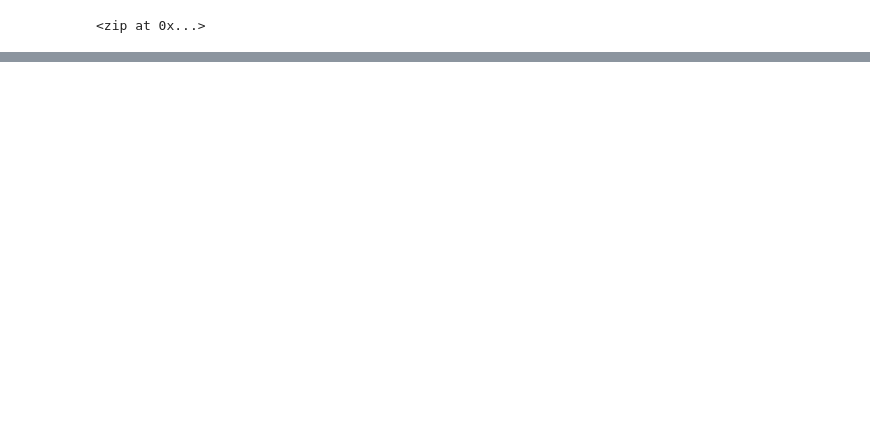
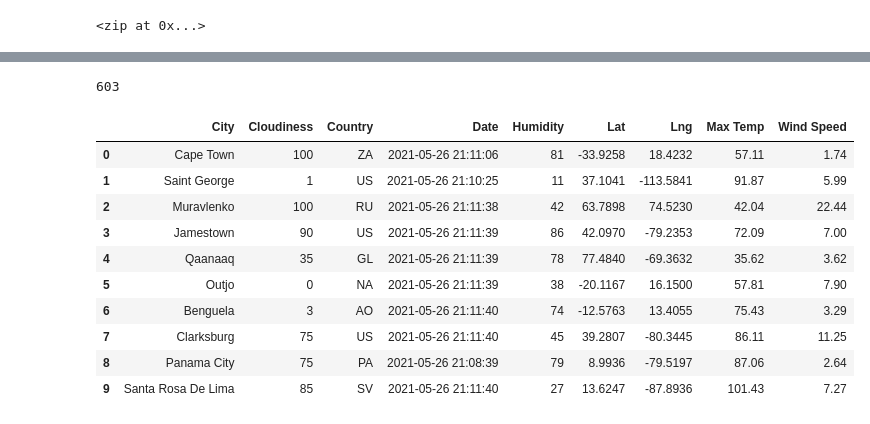
Before and after one commit to yashodhan1202/World_Weather_Analysis, a Jupyter notebook: WeatherPy.ipynb, the cells around one changed output, grey strips where cells are left out. Drawn from its saved outputs; the diff is of its cells as text; code cells hidden in the pictures; blank space fills up the shorter version.

Commit message:
Modifying .gitignore and adding WeatherPy file

```diff
--- a/WeatherPy.ipynb
+++ b/WeatherPy.ipynb
@@ -33,0 +43,3 @@ len(cities)
+# %%
+# Starting URL for Weather Map API Call.
+url = "http://api.openweathermap.org/data/2.5/weather?units=Imperial&APPID=" + weather_api_key
@@ -33,0 +125,20 @@ len(cities)
+# %%
+len(city_data)
+# %% [output]
+603
+# %%
+# Convert the array of dictionaries to a Pandas DataFrame.
+city_data_df = pd.DataFrame(city_data)
+city_data_df.head(10)
+# %% [output]
+|  | City | Cloudiness | Country | Date | Humidity | Lat | Lng | Max Temp | Wind Speed |
+| 0 | Cape Town | 100 | ZA | 2021-05-26 21:11:06 | 81 | -33.9258 | 18.4232 | 57.11 | 1.74 |
+| 1 | Saint George | 1 | US | 2021-05-26 21:10:25 | 11 | 37.1041 | -113.5841 | 91.87 | 5.99 |
+| 2 | Muravlenko | 100 | RU | 2021-05-26 21:11:38 | 42 | 63.7898 | 74.5230 | 42.04 | 22.44 |
+| 3 | Jamestown | 90 | US | 2021-05-26 21:11:39 | 86 | 42.0970 | -79.2353 | 72.09 | 7.00 |
+| 4 | Qaanaaq | 35 | GL | 2021-05-26 21:11:39 | 78 | 77.4840 | -69.3632 | 35.62 | 3.62 |
+| 5 | Outjo | 0 | NA | 2021-05-26 21:11:39 | 38 | -20.1167 | 16.1500 | 57.81 | 7.90 |
+| 6 | Benguela | 3 | AO | 2021-05-26 21:11:40 | 74 | -12.5763 | 13.4055 | 75.43 | 3.29 |
+| 7 | Clarksburg | 75 | US | 2021-05-26 21:11:40 | 45 | 39.2807 | -80.3445 | 86.11 | 11.25 |
+| 8 | Panama City | 75 | PA | 2021-05-26 21:08:39 | 79 | 8.9936 | -79.5197 | 87.06 | 2.64 |
+| 9 | Santa Rosa De Lima | 85 | SV | 2021-05-26 21:11:40 | 27 | 13.6247 | -87.8936 | 101.43 | 7.27 |
```
Also changed, not shown: parts of 5 cells of this notebook, 1 other file.
